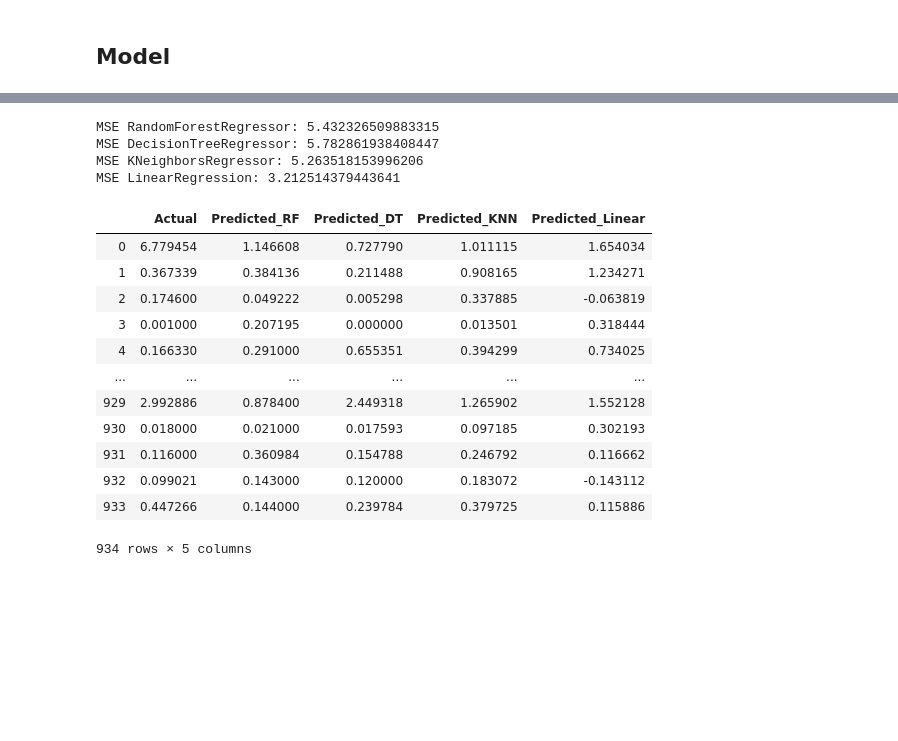
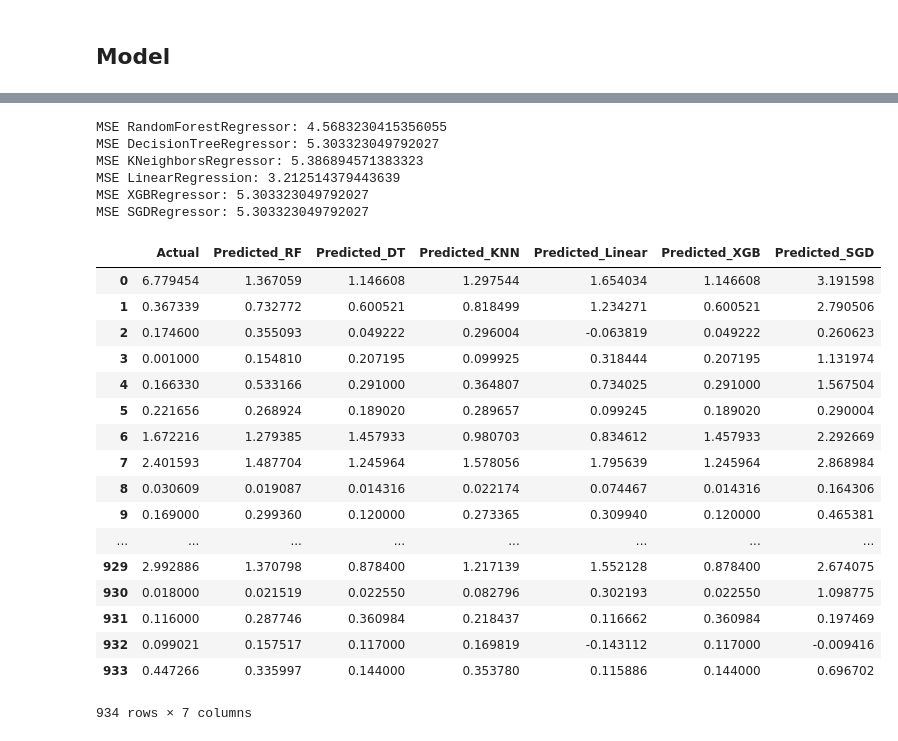
Before and after one commit to Chenha37/Report, a Jupyter notebook: predictor.ipynb, the cells around one changed output, grey strips where cells are left out. Cells and saved outputs as stored; diff of their text form; code cells hidden in the pictures; blank space fills up the shorter version.

```diff
--- a/predictor.ipynb
+++ b/predictor.ipynb
@@ -80,7 +94,9 @@ dt_model = DecisionTreeRegressor()
 dt_model.fit(x_train, y_train)
 y_pred_dt = dt_model.predict(x_test)
 # %%
-KNN_model = KNeighborsRegressor()
+KNN_model = KNeighborsRegressor(algorithm='auto', leaf_size=20, metric='minkowski',
+          metric_params=None, n_jobs=None, n_neighbors=20, p=1,
+          weights='distance')
 KNN_model.fit(x_train, y_train)
 y_pred_KNN = KNN_model.predict(x_test)
 # %%
@@ -92,0 +106,4 @@ import xgboost as xgb
+# %%
+xg_model = xgb.XGBRegressor()
+xg_model.fit(x_train, y_train)
+y_pred_xg = dt_model.predict(x_test)
@@ -97,30 +118,38 @@ import xgboost as xgb
 # %%
 print('MSE RandomForestRegressor:', metrics.mean_squared_error(y_test, y_pred_rf))
 print('MSE DecisionTreeRegressor:', metrics.mean_squared_error(y_test, y_pred_dt))
 print('MSE KNeighborsRegressor:', metrics.mean_squared_error(y_test, y_pred_KNN))
 print('MSE LinearRegression:', metrics.mean_squared_error(y_test, y_pred_Linear))
-print('MSE LogisticRegression:', metrics.mean_squared_error(y_test, y_pred_Logistic))
-
-df = pd.DataFrame({'Actual':y_test, 'Predicted_RF':y_pred_rf, 'Predicted_DT':y_pred_dt, 'Predicted_KNN': y_pred_KNN, 'Predicted_Linear': y_pred_Linear, 'Predicted_Logistic': y_pred_Logistic})
+#print('MSE LogisticRegression:', metrics.mean_squared_error(y_test, y_pred_Logistic))
+print('MSE XGBRegressor:', metrics.mean_squared_error(y_test, y_pred_xg))
+print('MSE SGDRegressor:', metrics.mean_squared_error(y_test, y_pred_xg))
+df = pd.DataFrame({'Actual':y_test, 'Predicted_RF':y_pred_rf, 'Predicted_DT':y_pred_dt, 'Predicted_KNN': y_pred_KNN, 'Predicted_Linear': y_pred_Linear, 'Predicted_XGB': y_pred_xg,  'Predicted_Linear': y_pred_Linear, 'Predicted_SGD': y_pred_SGD})
 df
 # %% [output]
-MSE RandomForestRegressor: 5.432326509883315
-MSE DecisionTreeRegressor: 5.782861938408447
-MSE KNeighborsRegressor: 5.263518153996206
-MSE LinearRegression: 3.212514379443641
+MSE RandomForestRegressor: 4.5683230415356055
+MSE DecisionTreeRegressor: 5.303323049792027
+MSE KNeighborsRegressor: 5.386894571383323
+MSE LinearRegression: 3.212514379443639
+MSE XGBRegressor: 5.303323049792027
+MSE SGDRegressor: 5.303323049792027
-|  | Actual | Predicted_RF | Predicted_DT | Predicted_KNN | Predicted_Linear |
-| 0 | 6.779454 | 1.146608 | 0.727790 | 1.011115 | 1.654034 |
-| 1 | 0.367339 | 0.384136 | 0.211488 | 0.908165 | 1.234271 |
-| 2 | 0.174600 | 0.049222 | 0.005298 | 0.337885 | -0.063819 |
-| 3 | 0.001000 | 0.207195 | 0.000000 | 0.013501 | 0.318444 |
-| 4 | 0.166330 | 0.291000 | 0.655351 | 0.394299 | 0.734025 |
-| ... | ... | ... | ... | ... | ... |
-| 929 | 2.992886 | 0.878400 | 2.449318 | 1.265902 | 1.552128 |
-| 930 | 0.018000 | 0.021000 | 0.017593 | 0.097185 | 0.302193 |
-| 931 | 0.116000 | 0.360984 | 0.154788 | 0.246792 | 0.116662 |
-| 932 | 0.099021 | 0.143000 | 0.120000 | 0.183072 | -0.143112 |
-| 933 | 0.447266 | 0.144000 | 0.239784 | 0.379725 | 0.115886 |
+|  | Actual | Predicted_RF | Predicted_DT | Predicted_KNN | Predicted_Linear | Predicted_XGB | Predicted_SGD |
+| 0 | 6.779454 | 1.367059 | 1.146608 | 1.297544 | 1.654034 | 1.146608 | 3.191598 |
+| 1 | 0.367339 | 0.732772 | 0.600521 | 0.818499 | 1.234271 | 0.600521 | 2.790506 |
+| 2 | 0.174600 | 0.355093 | 0.049222 | 0.296004 | -0.063819 | 0.049222 | 0.260623 |
+| 3 | 0.001000 | 0.154810 | 0.207195 | 0.099925 | 0.318444 | 0.207195 | 1.131974 |
+| 4 | 0.166330 | 0.533166 | 0.291000 | 0.364807 | 0.734025 | 0.291000 | 1.567504 |
+| 5 | 0.221656 | 0.268924 | 0.189020 | 0.289657 | 0.099245 | 0.189020 | 0.290004 |
+| 6 | 1.672216 | 1.279385 | 1.457933 | 0.980703 | 0.834612 | 1.457933 | 2.292669 |
+| 7 | 2.401593 | 1.487704 | 1.245964 | 1.578056 | 1.795639 | 1.245964 | 2.868984 |
+| 8 | 0.030609 | 0.019087 | 0.014316 | 0.022174 | 0.074467 | 0.014316 | 0.164306 |
+| 9 | 0.169000 | 0.299360 | 0.120000 | 0.273365 | 0.309940 | 0.120000 | 0.465381 |
+| ... | ... | ... | ... | ... | ... | ... | ... |
+| 929 | 2.992886 | 1.370798 | 0.878400 | 1.217139 | 1.552128 | 0.878400 | 2.674075 |
+| 930 | 0.018000 | 0.021519 | 0.022550 | 0.082796 | 0.302193 | 0.022550 | 1.098775 |
+| 931 | 0.116000 | 0.287746 | 0.360984 | 0.218437 | 0.116662 | 0.360984 | 0.197469 |
+| 932 | 0.099021 | 0.157517 | 0.117000 | 0.169819 | -0.143112 | 0.117000 | -0.009416 |
+| 933 | 0.447266 | 0.335997 | 0.144000 | 0.353780 | 0.115886 | 0.144000 | 0.696702 |
-934 rows × 5 columns
+934 rows × 7 columns
 # %%
 # print('Mean Absolute Error:', metrics.mean_absolute_error(y_test, y_pred))
 # print('Mean Squared Error:', metrics.mean_squared_error(y_test, y_pred))
```
Also changed, not shown: parts of 22 cells of this notebook, 4 other files.
